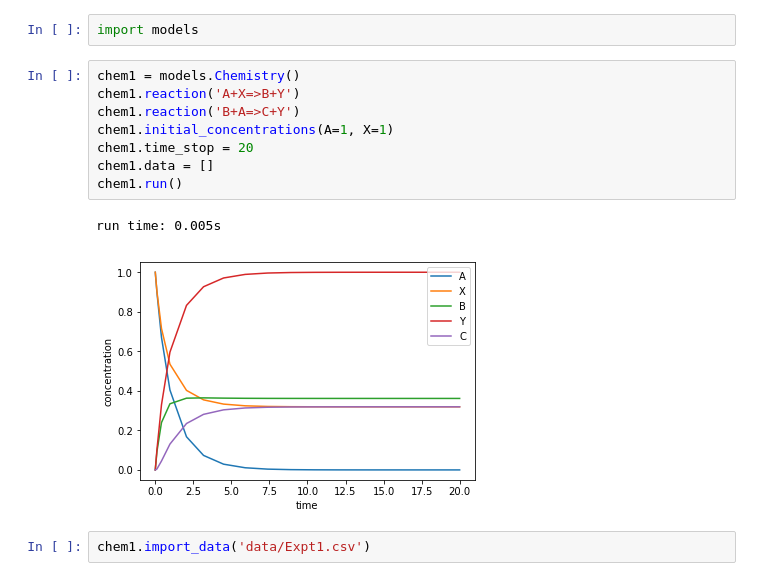
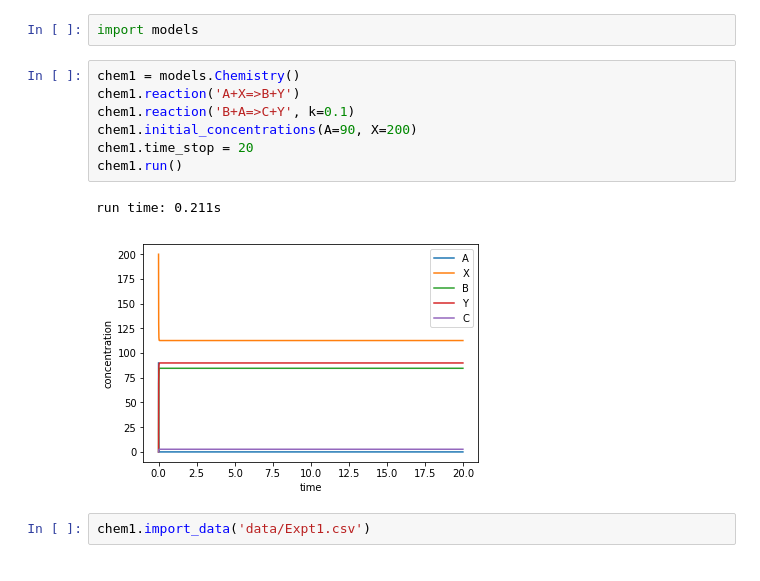
Before and after one commit to dorox/react, a Jupyter notebook: Data import.ipynb, the cells around one changed output. Cells and saved outputs as stored; diff of their text form.

```diff
--- a/Data import.ipynb
+++ b/Data import.ipynb
@@ -3,14 +3,13 @@ import models
 # %%
 chem1 = models.Chemistry()
 chem1.reaction('A+X=>B+Y')
-chem1.reaction('B+A=>C+Y')
-chem1.initial_concentrations(A=1, X=1)
+chem1.reaction('B+A=>C+Y', k=0.1)
+chem1.initial_concentrations(A=90, X=200)
 chem1.time_stop = 20
-chem1.data = []
 chem1.run()
 # %% [output]
-run time: 0.005s
+run time: 0.211s
-[figure, old version]
+[figure, new version]
 # %%
 chem1.import_data('data/Expt1.csv')
 # %% [output]
```
Also changed, not shown: parts of 9 cells of this notebook, 1 other file.
